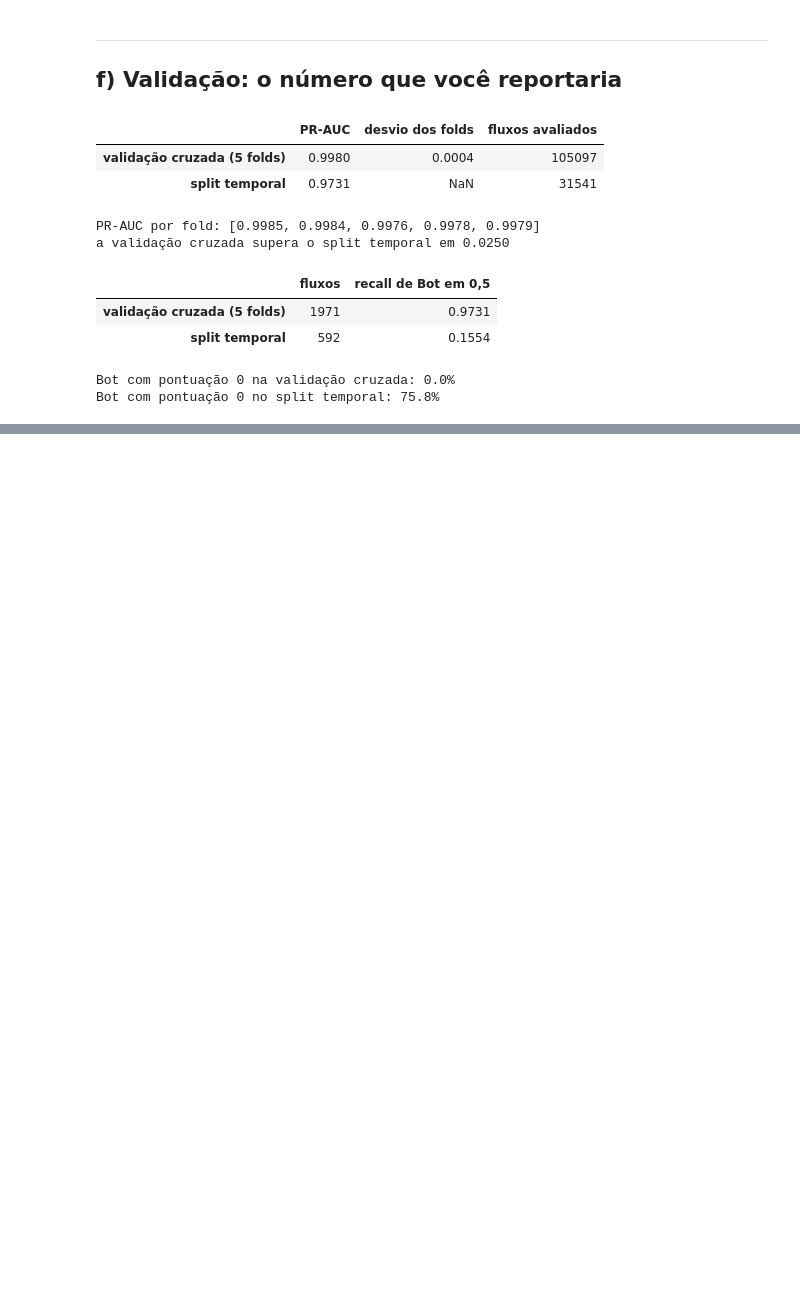
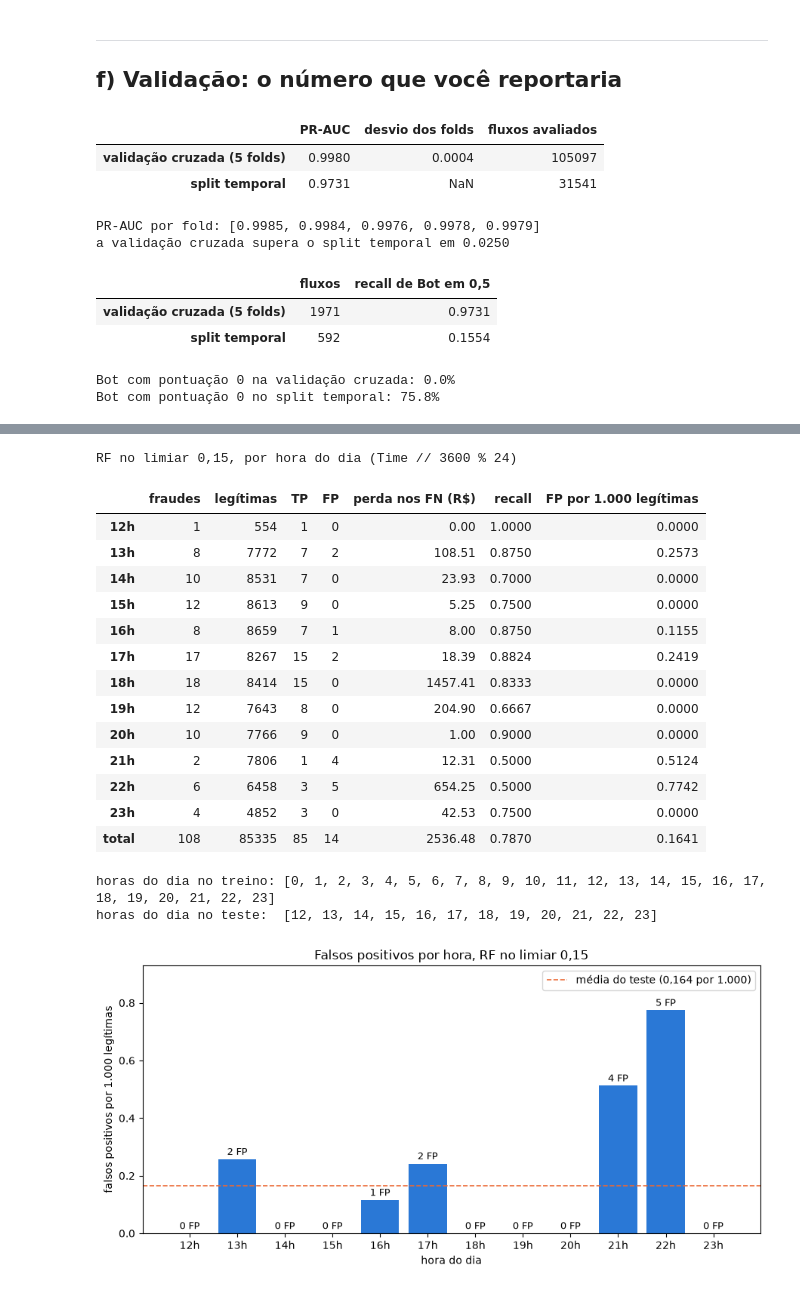
Before and after one commit to phbrandi/pi-ia_cyber, a Jupyter notebook: avaliacao_025bc8.ipynb, the cells around one changed output, grey strips where cells are left out. Drawn from its saved outputs; the diff is of its cells as text; code cells hidden in the pictures; blank space fills up the shorter version.

```diff
--- a/avaliacao_025bc8.ipynb
+++ b/avaliacao_025bc8.ipynb
@@ -551,0 +745,21 @@ A classe difícil mostra o tamanho real do problema. No Roteiro 2, o recall do B
+# %%
+alerta_esc = p_esc >= t_esc
+legitima = ~fraude
+erros = pd.DataFrame({'fraudes': fraude, 'legítimas': legitima,
+                      'TP': fraude & alerta_esc, 'FP': legitima & alerta_esc,
+                      'perda nos FN (R$)': np.where(fraude & ~alerta_esc, cc_te['Amount'], 0.0)})
+
+def resumo_erros(chave):
+    # contagens por grupo, mais a linha do teste inteiro para comparação
+    t = erros.groupby(chave).sum()
+    t.loc['total'] = erros.sum()
+    t = t.astype({'fraudes': int, 'legítimas': int, 'TP': int, 'FP': int})
+    t['recall'] = t['TP'] / t['fraudes']
+    t['FP por 1.000 legítimas'] = 1000 * t['FP'] / t['legítimas']
+    return t
+
+# quartis do Amount sobre todas as transações do teste
+q, bordas = pd.qcut(cc_te['Amount'], 4, retbins=True, labels=False)
+faixa = pd.Series([f'Q{i + 1}: R$ {bordas[i]:.2f} a {bordas[i + 1]:.2f}' for i in q], index=erros.index)
+print(f'{m_esc} no limiar {vg(t_esc)}, por faixa de valor')
+display(resumo_erros(faixa).round(4))
@@ -551,0 +774,40 @@ A classe difícil mostra o tamanho real do problema. No Roteiro 2, o recall do B
+# %%
+hora = pd.Series((cc_te['Time'].values // 3600 % 24).astype(int), index=erros.index)
+tab_hora = resumo_erros(hora.map(lambda h: f'{h:02d}h'))
+print(f'{m_esc} no limiar {vg(t_esc)}, por hora do dia (Time // 3600 % 24)')
+display(tab_hora.round(4))
+print('horas do dia no treino:', sorted((cc_tr['Time'] // 3600 % 24).astype(int).unique().tolist()))
+print('horas do dia no teste: ', sorted(hora.unique().tolist()))
+
+por_hora, taxa = tab_hora.drop('total'), tab_hora.loc['total', 'FP por 1.000 legítimas']
+fig, ax = plt.subplots(figsize=(9, 4.5))
+barras = ax.bar(por_hora.index, por_hora['FP por 1.000 legítimas'], color=COR_BENIGN)
+ax.bar_label(barras, labels=[f'{int(n)} FP' for n in por_hora['FP']], padding=2, fontsize=9)
+ax.axhline(taxa, color=COR_ATAQUE, linestyle='--', linewidth=1.2,
+           label=f'média do teste ({br(taxa)} por 1.000)')
+ax.set_ylim(0, por_hora['FP por 1.000 legítimas'].max() * 1.2)
+ax.set_xlabel('hora do dia')
+ax.set_ylabel('falsos positivos por 1.000 legítimas')
+ax.set_title(f'Falsos positivos por hora, {m_esc} no limiar {vg(t_esc)}')
+ax.legend()
+plt.tight_layout()
+plt.show()
+# %% [output]
+RF no limiar 0,15, por hora do dia (Time // 3600 % 24)
+|  | fraudes | legítimas | TP | FP | perda nos FN (R$) | recall | FP por 1.000 legítimas |
+| 12h | 1 | 554 | 1 | 0 | 0.00 | 1.0000 | 0.0000 |
+| 13h | 8 | 7772 | 7 | 2 | 108.51 | 0.8750 | 0.2573 |
+| 14h | 10 | 8531 | 7 | 0 | 23.93 | 0.7000 | 0.0000 |
+| 15h | 12 | 8613 | 9 | 0 | 5.25 | 0.7500 | 0.0000 |
+| 16h | 8 | 8659 | 7 | 1 | 8.00 | 0.8750 | 0.1155 |
+| 17h | 17 | 8267 | 15 | 2 | 18.39 | 0.8824 | 0.2419 |
+| 18h | 18 | 8414 | 15 | 0 | 1457.41 | 0.8333 | 0.0000 |
+| 19h | 12 | 7643 | 8 | 0 | 204.90 | 0.6667 | 0.0000 |
+| 20h | 10 | 7766 | 9 | 0 | 1.00 | 0.9000 | 0.0000 |
+| 21h | 2 | 7806 | 1 | 4 | 12.31 | 0.5000 | 0.5124 |
+| 22h | 6 | 6458 | 3 | 5 | 654.25 | 0.5000 | 0.7742 |
+| 23h | 4 | 4852 | 3 | 0 | 42.53 | 0.7500 | 0.0000 |
+| total | 108 | 85335 | 85 | 14 | 2536.48 | 0.7870 | 0.1641 |
+horas do dia no treino: [0, 1, 2, 3, 4, 5, 6, 7, 8, 9, 10, 11, 12, 13, 14, 15, 16, 17, 18, 19, 20, 21, 22, 23]
+horas do dia no teste:  [12, 13, 14, 15, 16, 17, 18, 19, 20, 21, 22, 23]
+[figure, added]
```
Also changed, not shown: parts of 22 cells of this notebook, 3 other files.
